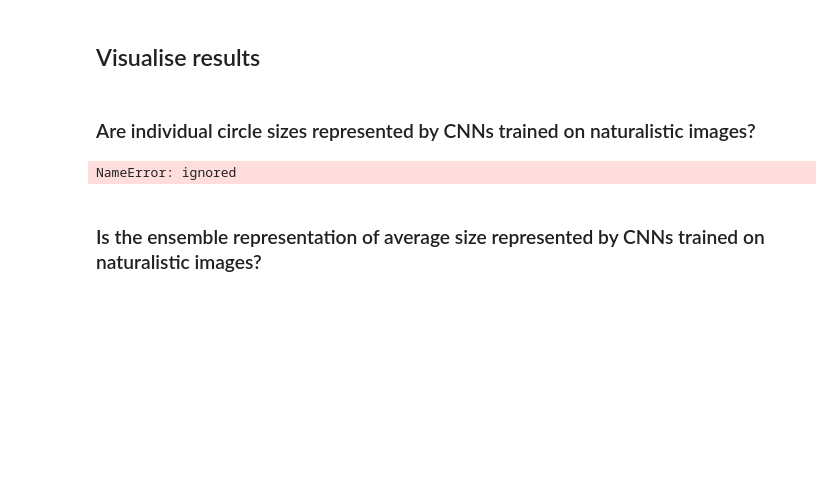
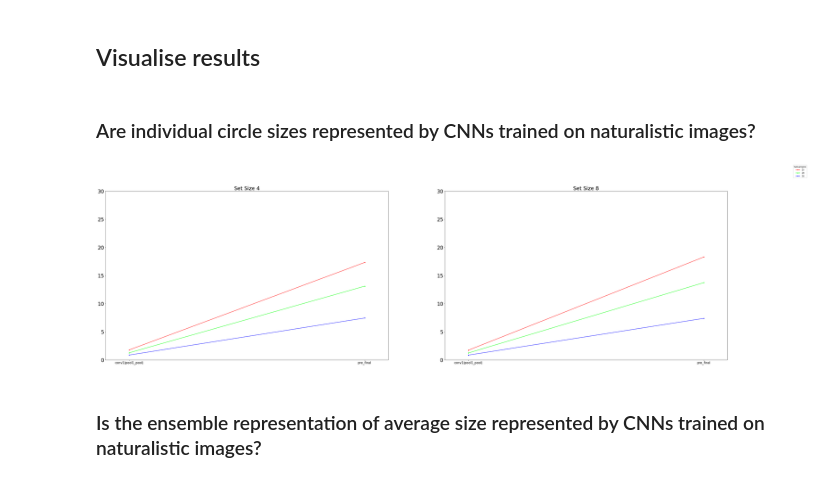
Before and after one commit to siddsuresh97/prep_tutorial, a Jupyter notebook: tutorial.ipynb, the cells around one changed output. Saved outputs shown, nothing was run; the diff lists cells and outputs as text; code cells hidden in the pictures; blank space fills up the shorter version.

Commit message:
updated things to make the tutorial work

```diff
--- a/tutorial.ipynb
+++ b/tutorial.ipynb
@@ -599,7 +612,7 @@ def plot_graphs(regression_dirs, fname, plot_title, x_label, y_label,
         else:
             print('Only exp 1 and exp 2 implemented')
         num_of_subsampling_levels = list(set([len(data[key]) for key in data.keys()]))[0]
-        assert(num_of_subsampling_levels in [10,20,50,100,200,500])
+        # assert(num_of_subsampling_levels in [10,20,50,100,200,500])
         df = pd.DataFrame(data)
         layer_names = df.columns
         df = df.T
@@ -619,6 +632,9 @@ def plot_graphs(regression_dirs, fname, plot_title, x_label, y_label,
             units = [10,20,50,100,200,500, 800, 1000, 1500, 2000]*layer_names.shape[0]
         elif num_of_subsampling_levels == 6:
             units = [10,20,50,100,200,500]*layer_names.shape[0]
+        # Added for tutorial
+        elif num_of_subsampling_levels == 3:
+            units = [10, 20, 50]*layer_names.shape[0]
         else:
             print('Invalid number of subsampling levels')
 
@@ -671,11 +687,11 @@ def plot_graphs(regression_dirs, fname, plot_title, x_label, y_label,
             lines_labels = subplot.get_legend_handles_labels()
             lines, labels = lines_labels[0], lines_labels[1]
             fig.legend(lines, labels, title = legend_title)
-
+    # Doesn't work for this version on python. Upgrade to python 3.7
     # fig.legend(handles, labels, loc='upper center')
-    fig.supylabel(y_label, fontsize = 25)
-    fig.supxlabel(x_label, fontsize = 25)
-    fig.suptitle(plot_title, fontsize=30)
+    # fig.label(y_label, fontsize = 25)
+    # fig.xlabel(x_label, fontsize = 25)
+    # fig.title(plot_title, fontsize=30)
     plt.close()
     return fig
 
@@ -935,15 +971,15 @@ run_exp(exp_name = exp_name,
 # %%
 exp_1a_results_dir = os.path.join(RESULTS_DIR, '1a')
 exp_1a_results_set_size_4 = os.path.join(exp_1a_results_dir, 'set_size_4/')
 exp_1a_results_set_size_8 = os.path.join(exp_1a_results_dir, 'set_size_8/')
 
 exp_1a_dirs_to_plot = [exp_1a_results_set_size_4, exp_1a_results_set_size_8]
 fig = plot_graphs(regression_dirs = exp_1a_dirs_to_plot, fname = 'sanity_check_1a_rmspe.pkl',
                                     plot_title = 'Individual circle size error', x_label = 'Layer Names', y_label = 'RMSPE', subsampling_levels=[10,20,50],
-                                    mode = 'avg_size', figsize = (54, 15), ylim = (0, 30), legend_title = 'Subsamples', analysis_type = 'lienar_regression', exp_name = '1a')
+                                    mode = 'avg_size', figsize = (54, 15), ylim = (0, 30), legend_title = 'Subsamples', analysis_type = 'lienar_regression', exp_name = '1a', export_df_stats = False, exp_results_dir = None)
 fig
 # %% [output]
-NameError: ignored
+[figure, added]
 # %% [markdown]
 ### Is the ensemble representation of average size represented by CNNs trained on naturalistic images?
 # %%
```
Also changed, not shown: parts of 6 cells of this notebook.
